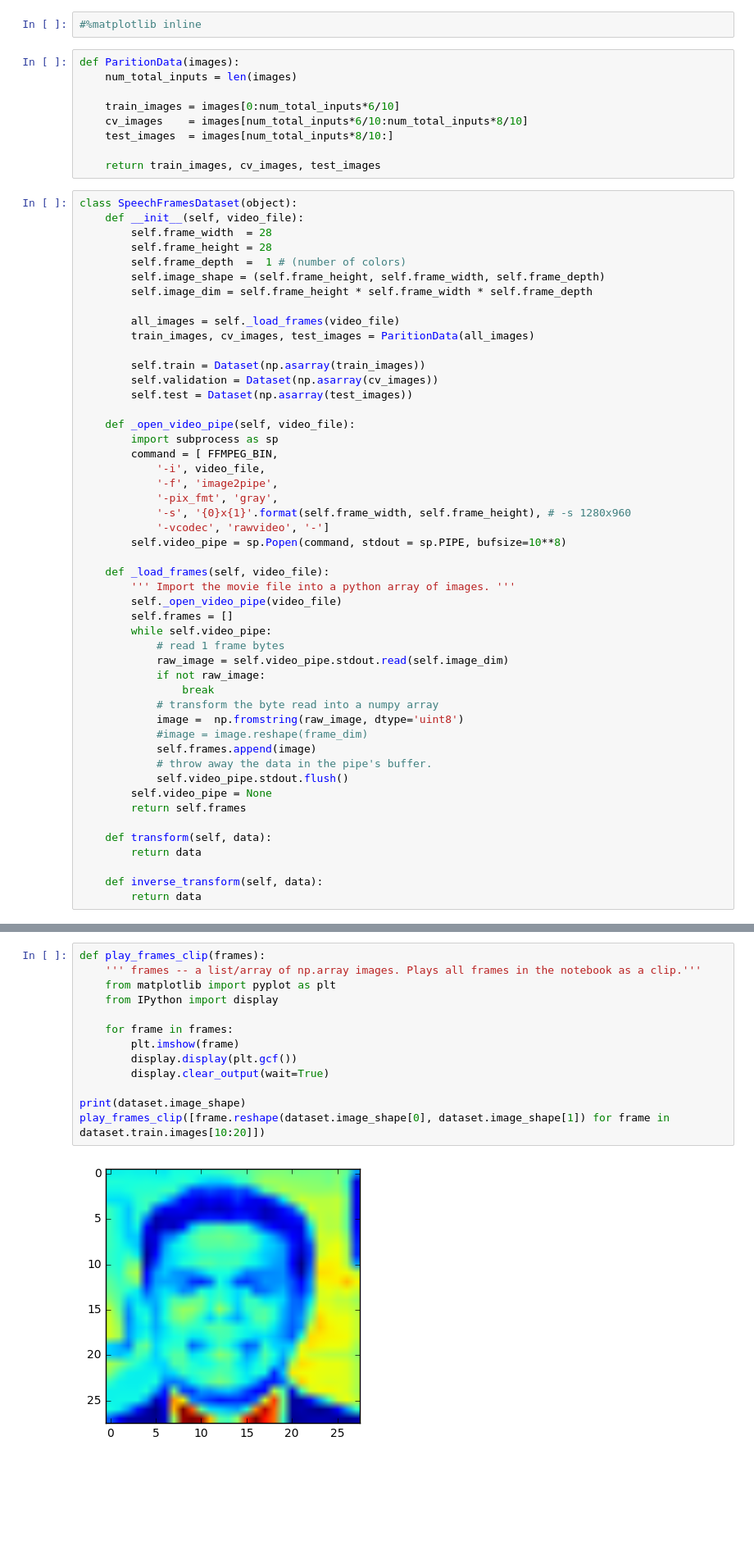
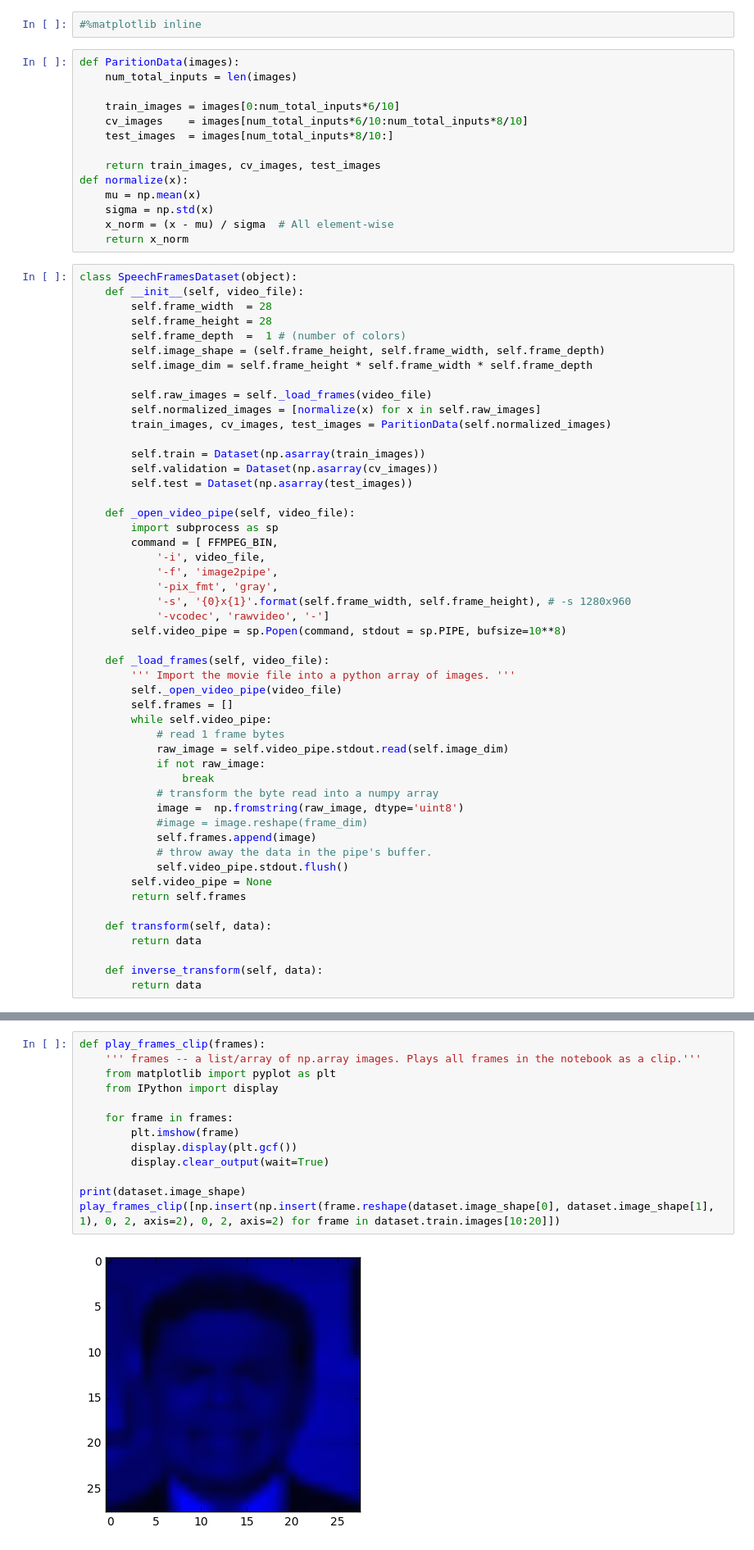
Before and after one commit to NHDaly/jupyter-binder, a Jupyter notebook: ml/openai-InfoGAN/run_speech_face_exp.ipynb, the cells around one changed output, grey strips where cells are left out. Shown at 82% size. Cells and saved outputs as stored; diff of their text form; blank space fills up the shorter version.

```diff
--- a/ml/openai-InfoGAN/run_speech_face_exp.ipynb
+++ b/ml/openai-InfoGAN/run_speech_face_exp.ipynb
@@ -28,6 +28,11 @@ def ParitionData(images):
     test_images  = images[num_total_inputs*8/10:]
 
     return train_images, cv_images, test_images
+def normalize(x):
+    mu = np.mean(x)
+    sigma = np.std(x)
+    x_norm = (x - mu) / sigma  # All element-wise
+    return x_norm
 # %%
 class SpeechFramesDataset(object):
     def __init__(self, video_file):
@@ -37,8 +42,9 @@ class SpeechFramesDataset(object):
         self.image_shape = (self.frame_height, self.frame_width, self.frame_depth)
         self.image_dim = self.frame_height * self.frame_width * self.frame_depth
 
-        all_images = self._load_frames(video_file)
-        train_images, cv_images, test_images = ParitionData(all_images)
+        self.raw_images = self._load_frames(video_file)
+        self.normalized_images = [normalize(x) for x in self.raw_images]
+        train_images, cv_images, test_images = ParitionData(self.normalized_images)
 
         self.train = Dataset(np.asarray(train_images))
         self.validation = Dataset(np.asarray(cv_images))
@@ -138,15 +141,15 @@ KeyboardInterrupt:
 # %%
 def play_frames_clip(frames):
     ''' frames -- a list/array of np.array images. Plays all frames in the notebook as a clip.'''
     from matplotlib import pyplot as plt
     from IPython import display
 
     for frame in frames:
         plt.imshow(frame)
         display.display(plt.gcf())
         display.clear_output(wait=True)
 
 print(dataset.image_shape)
-play_frames_clip([frame.reshape(dataset.image_shape[0], dataset.image_shape[1]) for frame in dataset.train.images[10:20]])
+play_frames_clip([np.insert(np.insert(frame.reshape(dataset.image_shape[0], dataset.image_shape[1], 1), 0, 2, axis=2), 0, 2, axis=2) for frame in dataset.train.images[10:20]])
 # %% [output]
-[figure, old version]
+[figure, new version]
```
Also changed, not shown: parts of 5 cells of this notebook, 1 other file.
